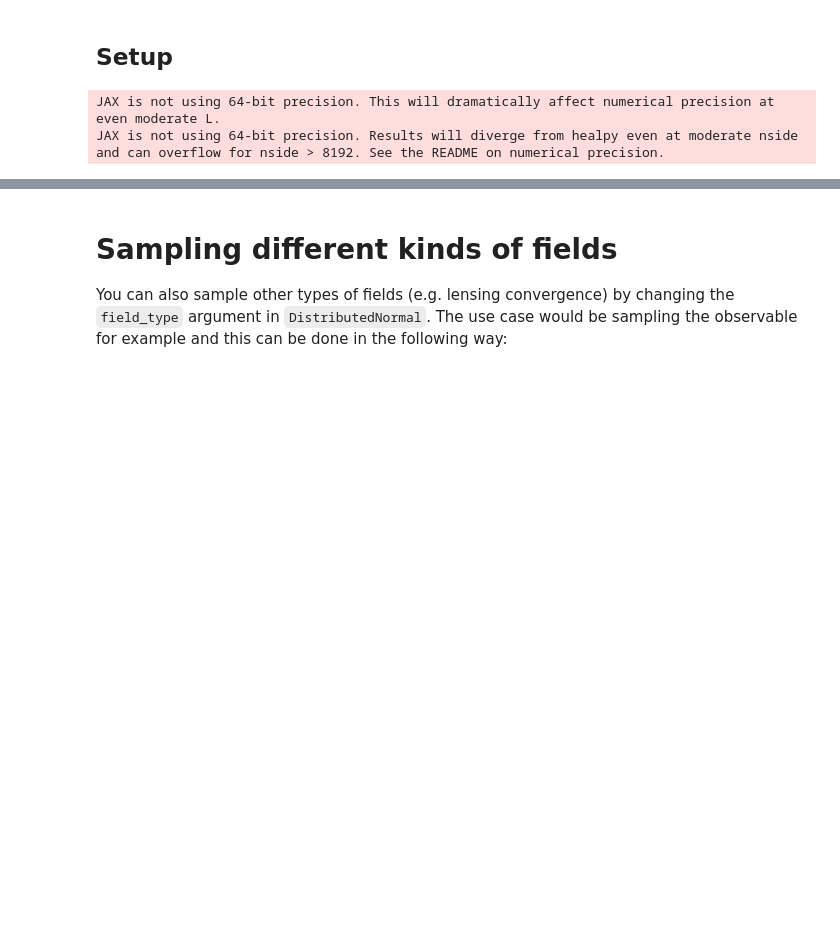
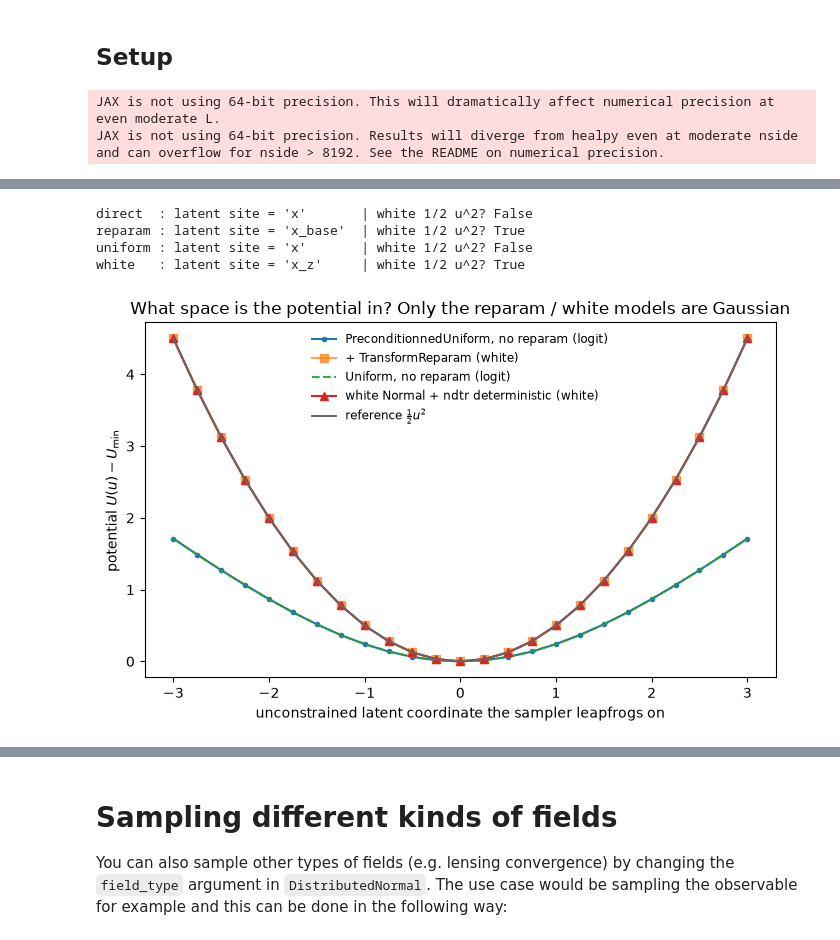
Before and after one commit to ASKabalan/jax-fli, a Jupyter notebook: docs/3-sampling-and-inference/12-Probabilistic-Modeling.ipynb, the cells around one changed output, grey strips where cells are left out. Saved outputs shown, nothing was run; the diff lists cells and outputs as text; code cells hidden in the pictures; blank space fills up the shorter version.

```diff
--- a/docs/3-sampling-and-inference/12-Probabilistic-Modeling.ipynb
+++ b/docs/3-sampling-and-inference/12-Probabilistic-Modeling.ipynb
@@ -93,0 +103,66 @@ There are two ways to sample ICs in a NumPyro model:
+# %%
+LOW, HIGH = -3.0, 3.0
+
+
+def m_direct():
+    numpyro.sample("x", jfli.infer.dist.PreconditionnedUniform(low=LOW, high=HIGH))
+
+
+def m_uniform():
+    numpyro.sample("x", numpyro.distributions.Uniform(low=LOW, high=HIGH))
+
+
+def m_reparam():
+    with reparam(config={"x": TransformReparam()}):
+        numpyro.sample("x", jfli.infer.dist.PreconditionnedUniform(low=LOW, high=HIGH))
+
+
+def m_white():
+    z = numpyro.sample("x_z", numpyro.distributions.Normal(0.0, 1.0))
+    numpyro.deterministic("x", LOW + (HIGH - LOW) * ndtr(z))  # probit (Gaussian CDF), NOT sigmoid
+
+
+def potential_along_u(model, us):
+    """Sweep the single unconstrained latent and return the (centered) potential energy."""
+    mi = initialize_model(jax.random.PRNGKey(0), model, dynamic_args=False)
+    _, unravel = ravel_pytree(mi.param_info.z)
+    U = np.array([float(mi.potential_fn(unravel(jnp.array([u])))) for u in us])
+    return U - U.min(), list(mi.param_info.z.keys())[0]
+
+
+us = np.linspace(-3, 3, 25)
+white = 0.5 * us**2
+U_direct, k_direct = potential_along_u(m_direct, us)
+U_reparam, k_reparam = potential_along_u(m_reparam, us)
+U_uniform, k_uniform = potential_along_u(m_uniform, us)
+U_white, k_white = potential_along_u(m_white, us)
+
+print(f"direct  : latent site = {k_direct!r:9} | white 1/2 u^2? {np.allclose(U_direct, white, atol=1e-2)}")
+print(f"reparam : latent site = {k_reparam!r:9} | white 1/2 u^2? {np.allclose(U_reparam, white, atol=1e-2)}")
+print(f"uniform : latent site = {k_uniform!r:9} | white 1/2 u^2? {np.allclose(U_uniform, white, atol=1e-2)}")
+print(f"white   : latent site = {k_white!r:9} | white 1/2 u^2? {np.allclose(U_white, white, atol=1e-2)}")
+
+# The sampler traverses white space iff its potential is the 1/2 u^2 parabola.
+assert not np.allclose(U_direct, white, atol=1e-2), "direct should be logit, not white"
+assert np.allclose(U_reparam, white, atol=1e-2), "reparam should be white"
+assert not np.allclose(U_uniform, white, atol=1e-2), "uniform should be logit, not white"
+assert np.allclose(U_white, white, atol=1e-2), "white+ndtr should be white"
+
+fig, ax = plt.subplots(figsize=(7, 4.5))
+ax.plot(us, U_direct, ".-", label="PreconditionnedUniform, no reparam (logit)")
+ax.plot(us, U_reparam, "s-", label="+ TransformReparam (white)", alpha=0.7)
+ax.plot(us, U_uniform, "--", label="Uniform, no reparam (logit)", alpha=0.9)
+ax.plot(us, U_white, "^-", label="white Normal + ndtr deterministic (white)")
+ax.plot(us, white, "-", color="0.4", lw=1.4, label=r"reference $\frac{1}{2}u^2$")
+ax.set_xlabel("unconstrained latent coordinate the sampler leapfrogs on")
+ax.set_ylabel(r"potential $U(u) - U_{\min}$")
+ax.set_title("What space is the potential in? Only the reparam / white models are Gaussian")
+ax.legend(frameon=False, fontsize=8.5)
+plt.tight_layout()
+plt.show()
+# %% [output]
+direct  : latent site = 'x'       | white 1/2 u^2? False
+reparam : latent site = 'x_base'  | white 1/2 u^2? True
+uniform : latent site = 'x'       | white 1/2 u^2? False
+white   : latent site = 'x_z'     | white 1/2 u^2? True
+[figure, added]
```
Also changed, not shown: parts of 24 cells of this notebook, 40 other files.
